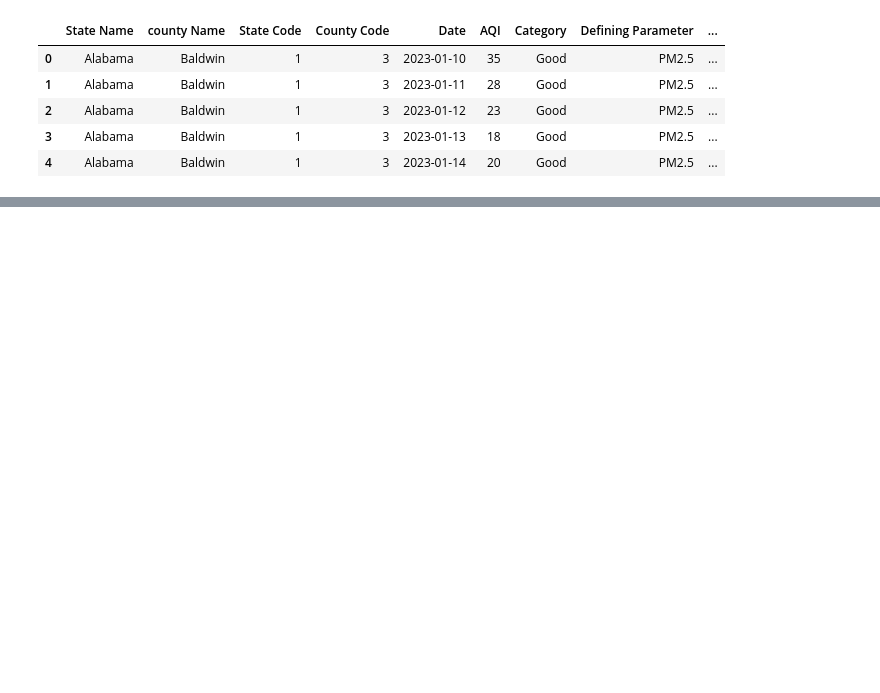
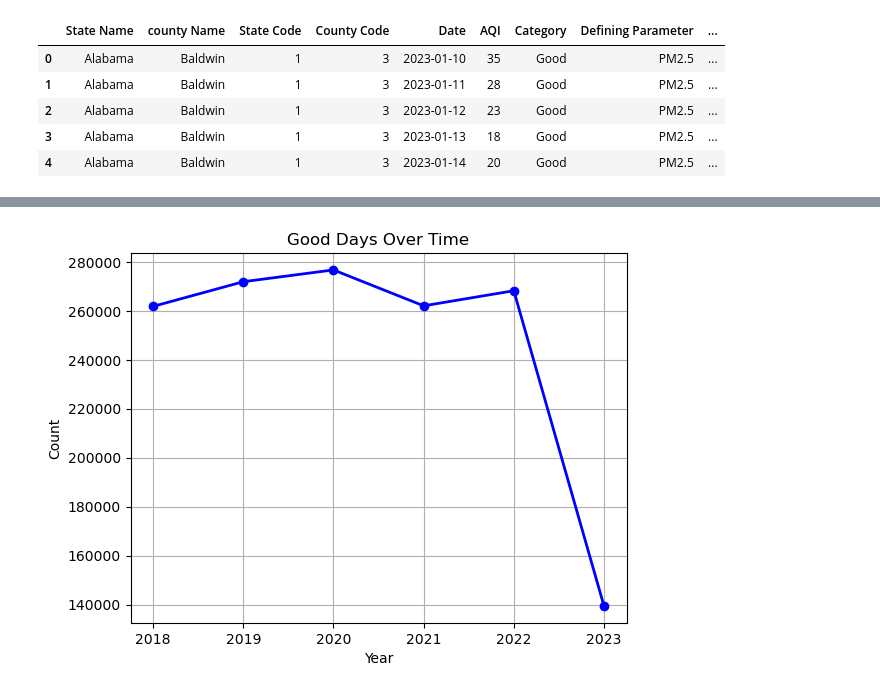
Before and after one commit to emilyclairevoyant/data-questers, a Jupyter notebook: Years2018-2023_piecharts.ipynb, the cells around one changed output, grey strips where cells are left out. Saved outputs shown, nothing was run; the diff lists cells and outputs as text; code cells hidden in the pictures; blank space fills up the shorter version.

Commit message:
explored days categories over 5 years

```diff
--- a/Years2018-2023_piecharts.ipynb
+++ b/Years2018-2023_piecharts.ipynb
@@ -157,0 +165,12 @@ plt.show()
+# %%
+#are good days increasing/decreasing? - line plot over time?
+years = [2018, 2019, 2020, 2021, 2022, 2023]
+#print(days2021_count.iloc[0]) - good days
+plt.plot(years, [days2018_count.iloc[0], days2019_count.iloc[0], days2020_count.iloc[0], days2021_count.iloc[0], days2022_count.iloc[0], days2023_count.iloc[0]], marker='o', color='b', linestyle='-', linewidth=2)
+plt.xlabel('Year')
+plt.ylabel('Count')
+plt.title('Good Days Over Time')
+plt.grid(True)
+plt.show()
+# %% [output]
+[figure, added]
```
Also changed, not shown: parts of 9 cells of this notebook.
